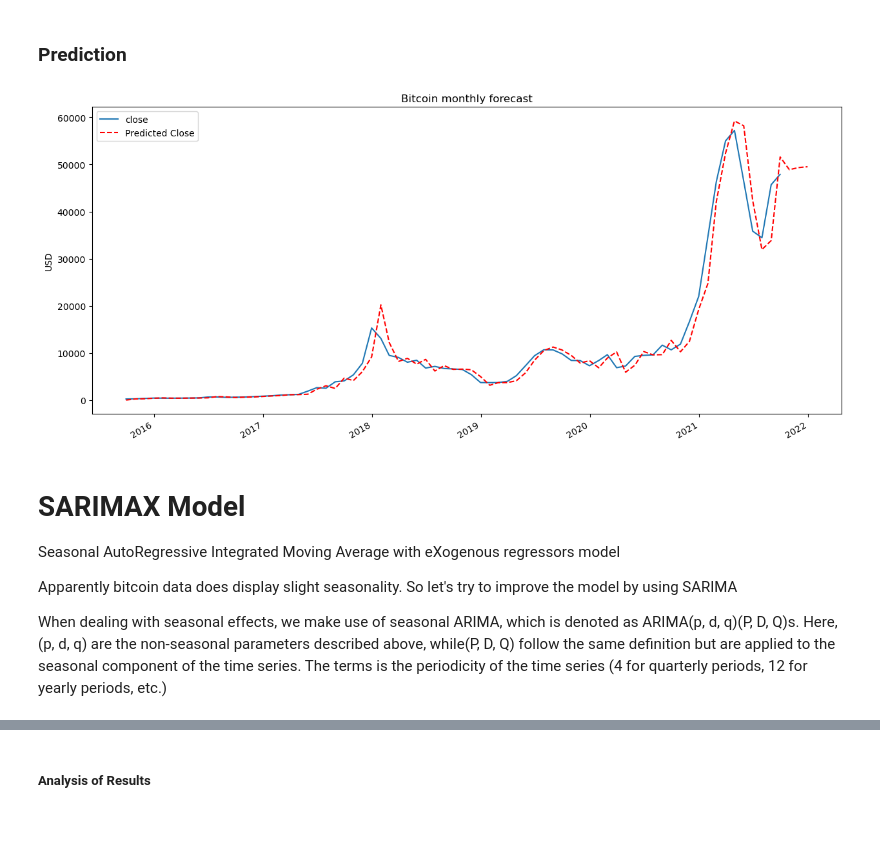
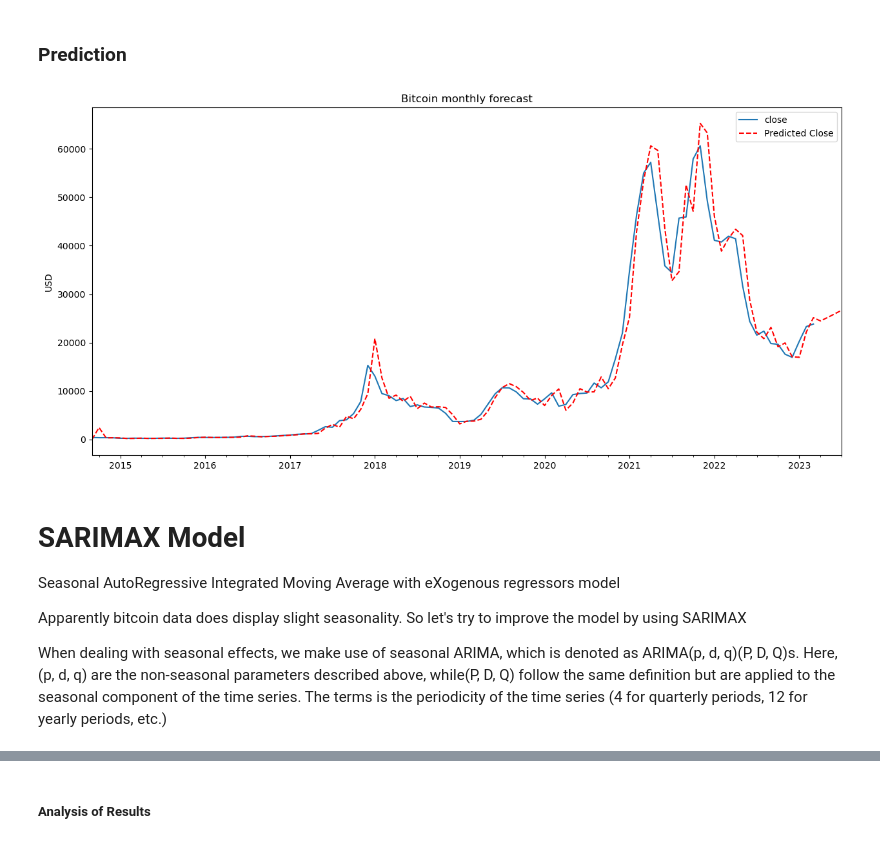
Before and after one commit to Alaneel/mini-project, a Jupyter notebook: src/2.ARIMA.ipynb, the cells around one changed output, grey strips where cells are left out. Saved outputs shown, nothing was run; the diff lists cells and outputs as text; code cells hidden in the pictures.

```diff
--- a/src/2.ARIMA.ipynb
+++ b/src/2.ARIMA.ipynb
@@ -188,7 +186,7 @@ We will use the AIC (Akaike Information Criterion) value, returned with ARIMA mo
 # Initial approximation of parameters
 qs = range(0, 3)
 ps = range(0, 3)
-d = 1
+d = 2
 parameters = product(ps, qs)
 parameters_list = list(parameters)
 len(parameters_list)
@@ -282,29 +280,29 @@ def invboxcox(y, lmbda):
 # %%
 # Prediction
 btc_month_pred = btc_month[['close']]
 # date_list - [datetime(2018, 3, 31), datetime(2018, 4, 30), datetime(2018, 5, 31), datetime(2018, 6, 30), datetime(2018, 7, 31), datetime(2018, 8, 31), datetime(2018, 9, 30), datetime(2018, 10, 31), datetime(2018, 11, 30), datetime(2018, 12, 31)]
-date_list = [datetime(2021, 9, 30), datetime(2021, 10, 31), datetime(2021, 11, 30), datetime(2021, 12, 31)]
+date_list = [datetime(2023, 4, 30), datetime(2023, 5, 31), datetime(2023, 6, 30), datetime(2023, 7, 31)]
 future = pd.DataFrame(index = date_list, columns= btc_month.columns)
 btc_month_pred = pd.concat([btc_month_pred, future])
 
 # btc_month_pred['forecast'] = invboxcox(best_model.predict(start = 0, end = 75), lmbda)
-btc_month_pred['forecast'] = invboxcox(best_model.predict(start = datetime(2015, 9, 30), end = datetime(2021, 12, 31)), lmbda)
+btc_month_pred['forecast'] = invboxcox(best_model.predict(start = datetime(2014, 9, 30), end = datetime(2023, 7, 31)), lmbda)
 
 plt.figure(figsize = (15, 7))
 btc_month_pred.close.plot()
 btc_month_pred.forecast.plot(color = 'r', ls = '--', label = 'Predicted Close')
 plt.legend()
 plt.title('Bitcoin monthly forecast')
 plt.ylabel('USD')
 plt.show()
 # %% [output]
-[figure, old version]
+[figure, new version]
 # %% [markdown]
 # SARIMAX Model
 
 Seasonal AutoRegressive Integrated Moving Average with eXogenous regressors model
 
-Apparently bitcoin data does display slight seasonality. So let's try to improve the model by using SARIMA
+Apparently bitcoin data does display slight seasonality. So let's try to improve the model by using SARIMAX
 
 When dealing with seasonal effects, we make use of seasonal ARIMA, which is denoted as ARIMA(p, d, q)(P, D, Q)s. Here, (p, d, q) are the non-seasonal parameters described above, while(P, D, Q) follow the same definition but are applied to the seasonal component of the time series. The terms is the periodicity of the time series (4 for quarterly periods, 12 for yearly periods, etc.)
 # %%
```
Also changed, not shown: parts of 36 cells of this notebook, 16 other files.
